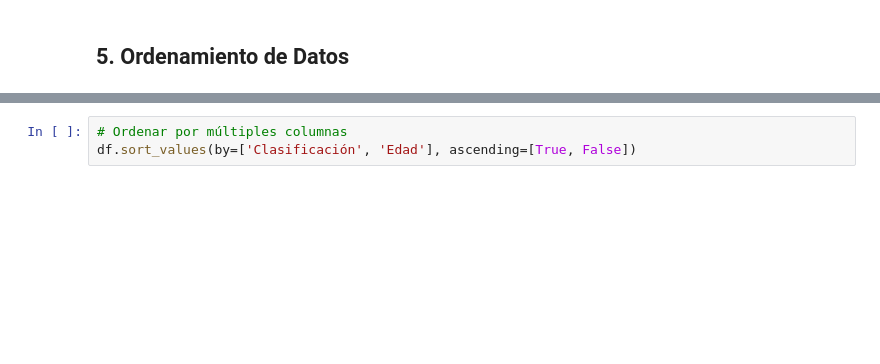
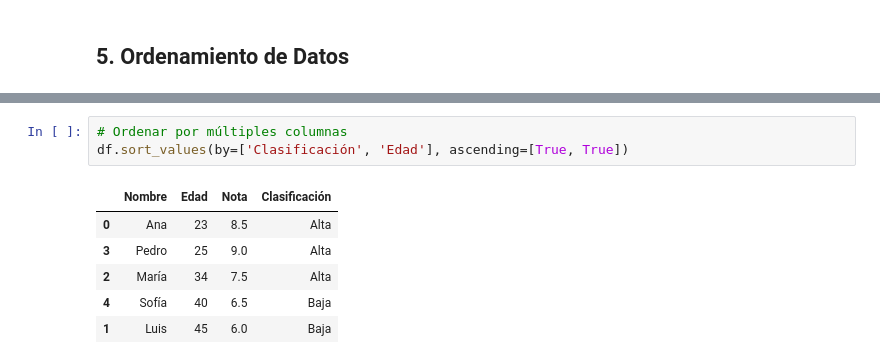
Before and after one commit to amejosecar/ia_dema, a Jupyter notebook: 00_Introduccion_Pandas/00_Pandas_(Acciones_básicas).ipynb, the cells around one changed output, grey strips where cells are left out. Saved outputs shown, nothing was run; the diff lists cells and outputs as text; blank space fills up the shorter version.

```diff
--- a/00_Introduccion_Pandas/00_Pandas_(Acciones_básicas).ipynb
+++ b/00_Introduccion_Pandas/00_Pandas_(Acciones_básicas).ipynb
@@ -1228,3 +1249,10 @@ df.sort_values(by='Edad', ascending=True)
 # %%
 # Ordenar por múltiples columnas
-df.sort_values(by=['Clasificación', 'Edad'], ascending=[True, False])
+df.sort_values(by=['Clasificación', 'Edad'], ascending=[True, True])
+# %% [output]
+|  | Nombre | Edad | Nota | Clasificación |
+| 0 | Ana | 23 | 8.5 | Alta |
+| 3 | Pedro | 25 | 9.0 | Alta |
+| 2 | María | 34 | 7.5 | Alta |
+| 4 | Sofía | 40 | 6.5 | Baja |
+| 1 | Luis | 45 | 6.0 | Baja |
```
Also changed, not shown: parts of 3 cells of this notebook.
